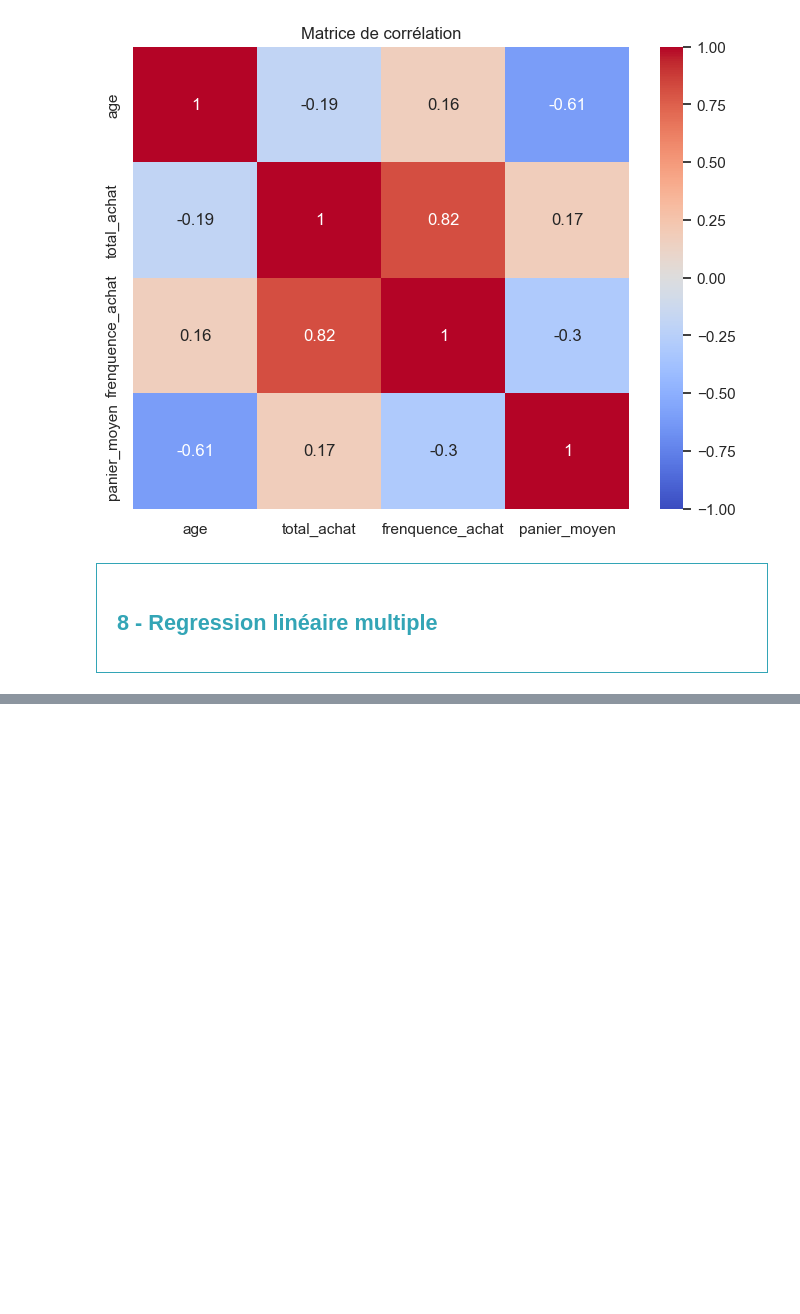
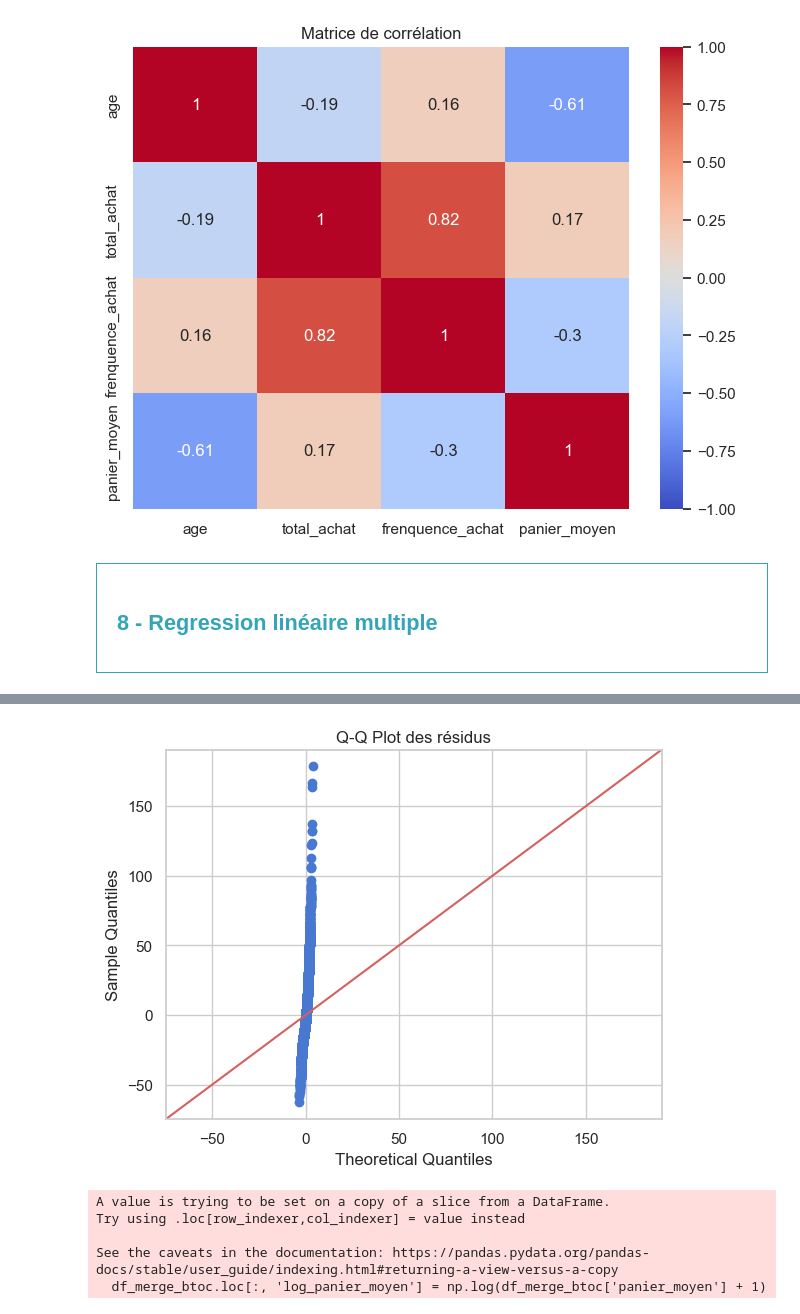
Before and after one commit to obenmaha/analyse-ventes-librairie, a Jupyter notebook: Analyse des Vente_V3.ipynb, the cells around one changed output, grey strips where cells are left out. Cells and saved outputs as stored; diff of their text form; code cells hidden in the pictures; blank space fills up the shorter version.

Commit message:
résidus transformés

```diff
--- a/Analyse des Vente_V3.ipynb
+++ b/Analyse des Vente_V3.ipynb
@@ -1900,0 +1961,18 @@ Notes:
+# %%
+import statsmodels.api as sm
+
+sm.qqplot(residuals, line ='45')
+plt.title('Q-Q Plot des résidus')
+plt.grid(True)
+plt.show()
+# %% [output]
+[figure, added]
+# %%
+# Appliquer une transformation logarithmique à la variable dépendante 'panier_moyen'
+df_merge_btoc.loc[:, 'log_panier_moyen'] = np.log(df_merge_btoc['panier_moyen'] + 1)
+# %% [output]
+A value is trying to be set on a copy of a slice from a DataFrame.
+Try using .loc[row_indexer,col_indexer] = value instead
+
+See the caveats in the documentation: https://pandas.pydata.org/pandas-docs/stable/user_guide/indexing.html#returning-a-view-versus-a-copy
+  df_merge_btoc.loc[:, 'log_panier_moyen'] = np.log(df_merge_btoc['panier_moyen'] + 1)
```
Also changed, not shown: parts of 18 cells of this notebook.
